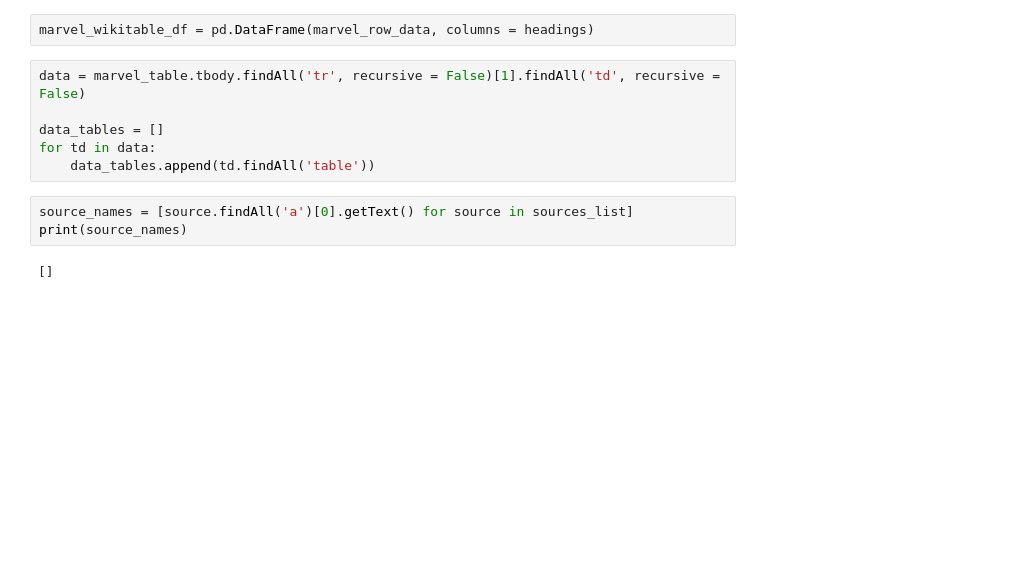
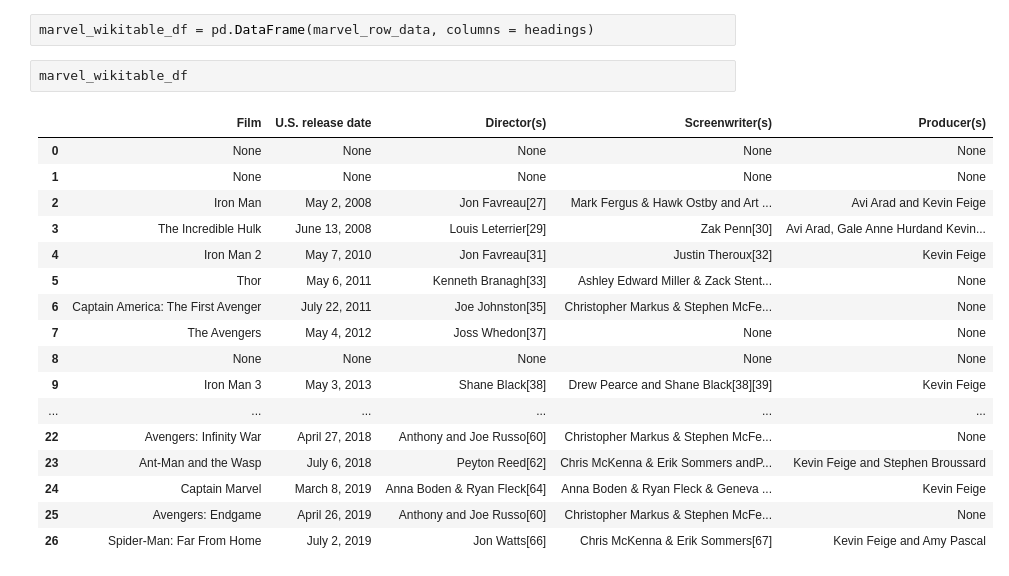
Before and after one commit to Theranmeadows97/dsc540datapreparation, a Jupyter notebook: final_project/milestone_3.ipynb, the cells around one changed output. Cells and saved outputs as stored; diff of their text form; blank space fills up the shorter version.

```diff
--- a/final_project/milestone_3.ipynb
+++ b/final_project/milestone_3.ipynb
@@ -47,14 +47,23 @@ marvel_row_data
   'Kevin Feige and Amy Pascal']]
 # %%
 marvel_wikitable_df = pd.DataFrame(marvel_row_data, columns = headings)
-# %%
-data = marvel_table.tbody.findAll('tr', recursive = False)[1].findAll('td', recursive = False)
-
-data_tables = []
-for td in data:
-    data_tables.append(td.findAll('table'))
-# %%
-source_names = [source.findAll('a')[0].getText() for source in sources_list]
-print(source_names)
-# %% [output]
-[]
+# %%
+marvel_wikitable_df
+# %% [output]
+|  | Film | U.S. release date | Director(s) | Screenwriter(s) | Producer(s) |
+| 0 | None | None | None | None | None |
+| 1 | None | None | None | None | None |
+| 2 | Iron Man | May 2, 2008 | Jon Favreau[27] | Mark Fergus & Hawk Ostby and Art ... | Avi Arad and Kevin Feige |
+| 3 | The Incredible Hulk | June 13, 2008 | Louis Leterrier[29] | Zak Penn[30] | Avi Arad, Gale Anne Hurdand Kevin... |
+| 4 | Iron Man 2 | May 7, 2010 | Jon Favreau[31] | Justin Theroux[32] | Kevin Feige |
+| 5 | Thor | May 6, 2011 | Kenneth Branagh[33] | Ashley Edward Miller & Zack Stent... | None |
+| 6 | Captain America: The First Avenger | July 22, 2011 | Joe Johnston[35] | Christopher Markus & Stephen McFe... | None |
+| 7 | The Avengers | May 4, 2012 | Joss Whedon[37] | None | None |
+| 8 | None | None | None | None | None |
+| 9 | Iron Man 3 | May 3, 2013 | Shane Black[38] | Drew Pearce and Shane Black[38][39] | Kevin Feige |
+| ... | ... | ... | ... | ... | ... |
+| 22 | Avengers: Infinity War | April 27, 2018 | Anthony and Joe Russo[60] | Christopher Markus & Stephen McFe... | None |
+| 23 | Ant-Man and the Wasp | July 6, 2018 | Peyton Reed[62] | Chris McKenna & Erik Sommers andP... | Kevin Feige and Stephen Broussard |
+| 24 | Captain Marvel | March 8, 2019 | Anna Boden & Ryan Fleck[64] | Anna Boden & Ryan Fleck & Geneva ... | Kevin Feige |
+| 25 | Avengers: Endgame | April 26, 2019 | Anthony and Joe Russo[60] | Christopher Markus & Stephen McFe... | None |
+| 26 | Spider-Man: Far From Home | July 2, 2019 | Jon Watts[66] | Chris McKenna & Erik Sommers[67] | Kevin Feige and Amy Pascal |
```
Also changed, not shown: parts of 14 cells of this notebook.
